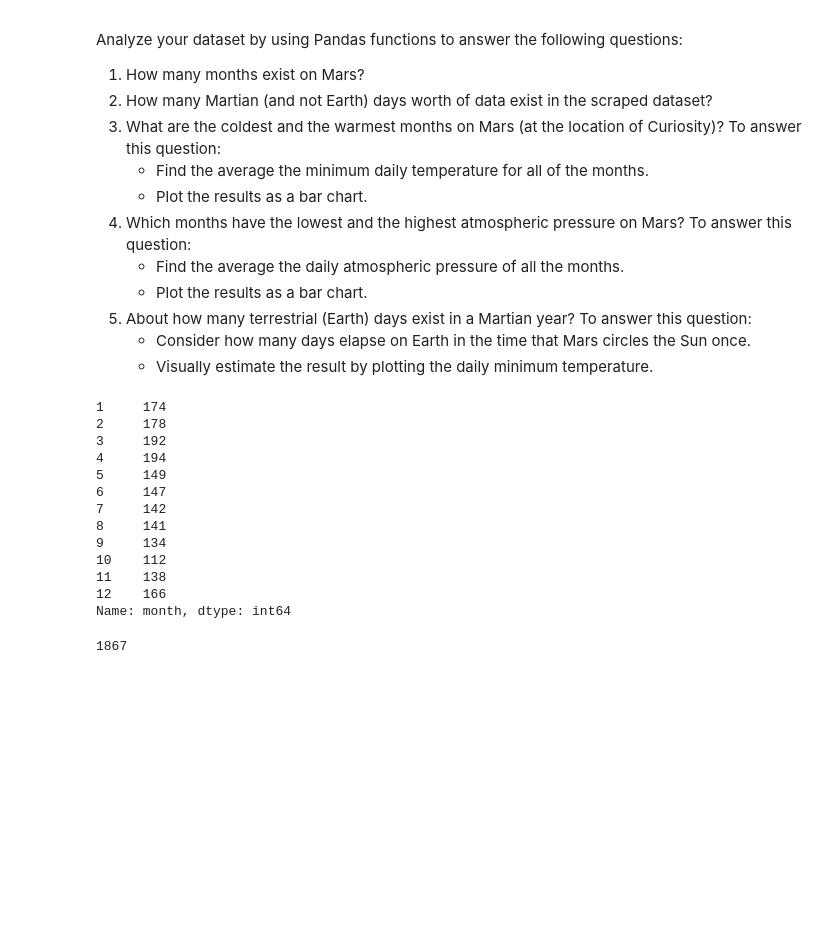
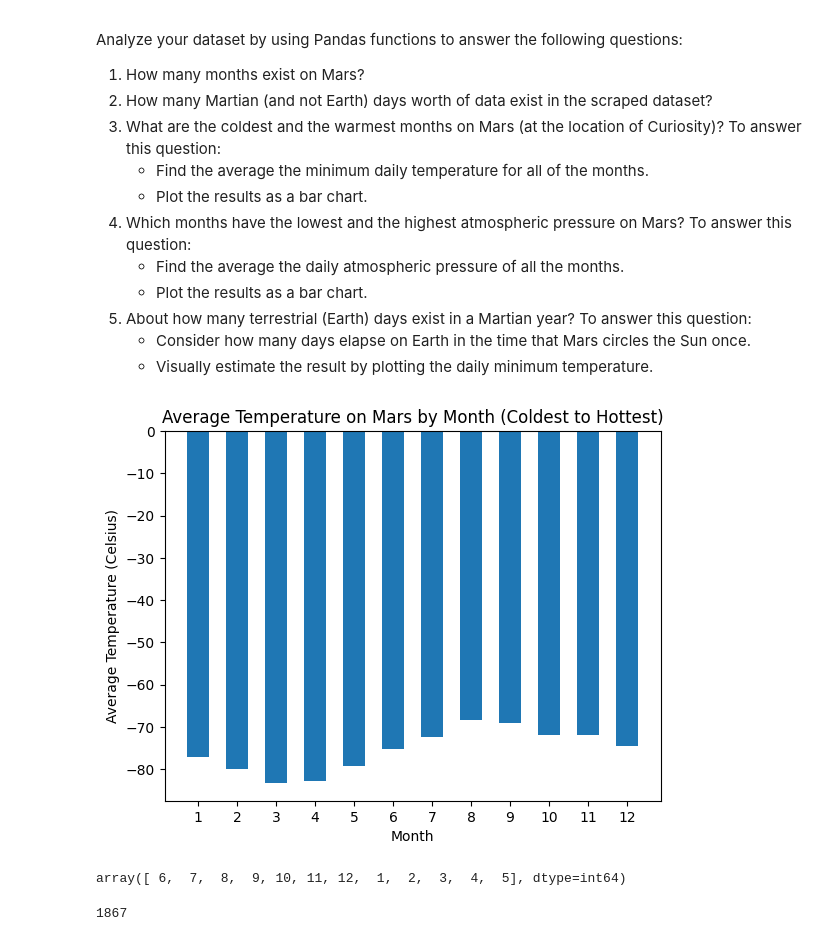
Before and after one commit to PerryMark773/web-scraping-challenge, a Jupyter notebook: Mars_Scrape/part_2_mars_weather.ipynb, the cells around one changed output. Cells and saved outputs as stored; diff of their text form; code cells hidden in the pictures; blank space fills up the shorter version.

Commit message:
finishing up analysis

```diff
--- a/Mars_Scrape/part_2_mars_weather.ipynb
+++ b/Mars_Scrape/part_2_mars_weather.ipynb
@@ -167,0 +174,6 @@ dtype: object
+# %%
+# Change data types for data analysis
+mars_temp_df = mars_temp_df.astype({'sol': 'int64', 'ls': 'int64', 'month': 'int64', 'min_temp': 'float', 'pressure': 'float'})
+mars_temp_df['terrestrial_date'] = pd.to_datetime(mars_temp_df['terrestrial_date'])
+print(mars_temp_df.info())
+mars_temp_df.head(50)
@@ -192,21 +238,34 @@ Analyze your dataset by using Pandas functions to answer the following questions
 5. About how many terrestrial (Earth) days exist in a Martian year? To answer this question:
     * Consider how many days elapse on Earth in the time that Mars circles the Sun once.
     * Visually estimate the result by plotting the daily minimum temperature.
+# %%
+# TEST
+# Create the bar plot
+# Calculate the average temperature by month
+average_temp_by_month = mars_temp_df.groupby('month')['min_temp'].mean()
+
+# Sort the average temperatures in descending order
+sorted_temp_by_month = average_temp_by_month.sort_values(ascending=False)
+
+# Create the bar plot
+months = sorted_temp_by_month.index
+temperatures = sorted_temp_by_month.values
+
+bar_width = 0.75  # Original bar width
+reduced_bar_width = bar_width * 0.75  # Reduced bar width (75% of the original)
+
+plt.bar(months, temperatures, width=reduced_bar_width)
+plt.xlabel('Month')
+plt.ylabel('Average Temperature (Celsius)')
+plt.title('Average Temperature on Mars by Month (Coldest to Hottest)')
+plt.xticks(months)
+plt.show()
+# %% [output]
+[figure, added]
 # %%
 # 1. How many months are there on Mars?
+mars_temp_df['month'].unique()
 # %% [output]
-1     174
-2     178
-3     192
-4     194
-5     149
-6     147
-7     142
-8     141
-9     134
-10    112
-11    138
-12    166
-Name: month, dtype: int64
+array([ 6,  7,  8,  9, 10, 11, 12,  1,  2,  3,  4,  5], dtype=int64)
 # %%
 # 2. How many Martian days' worth of data are there?
```
Also changed, not shown: parts of 16 cells of this notebook.
